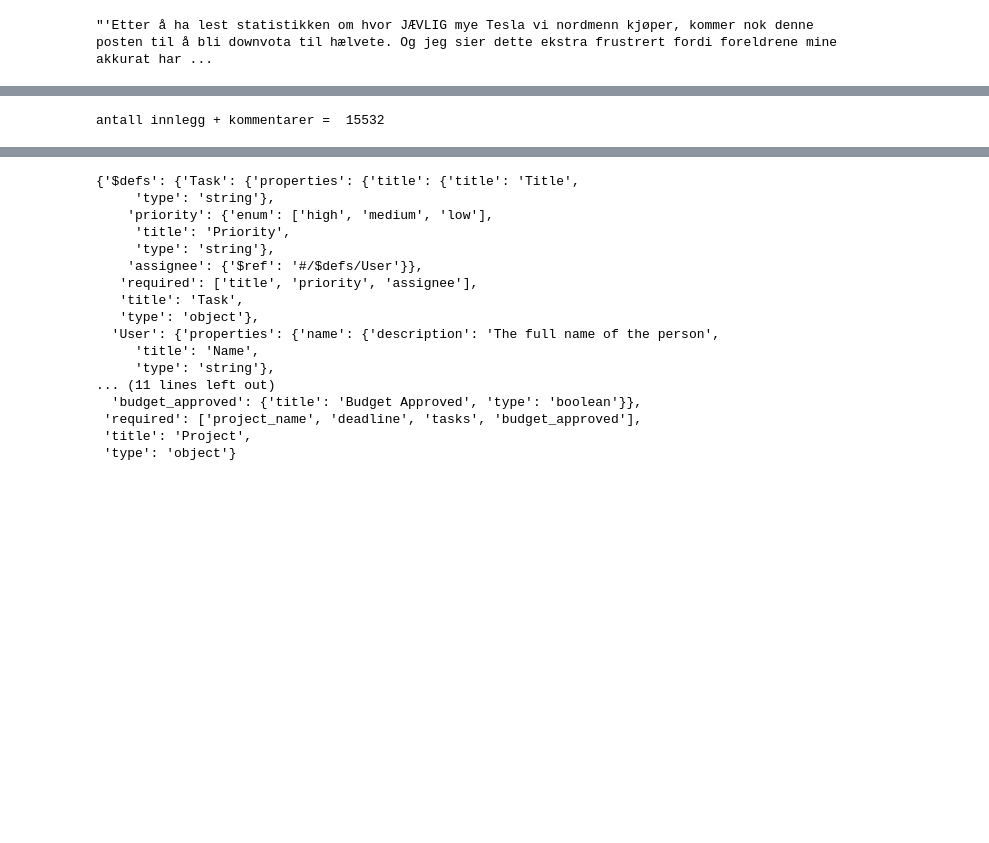
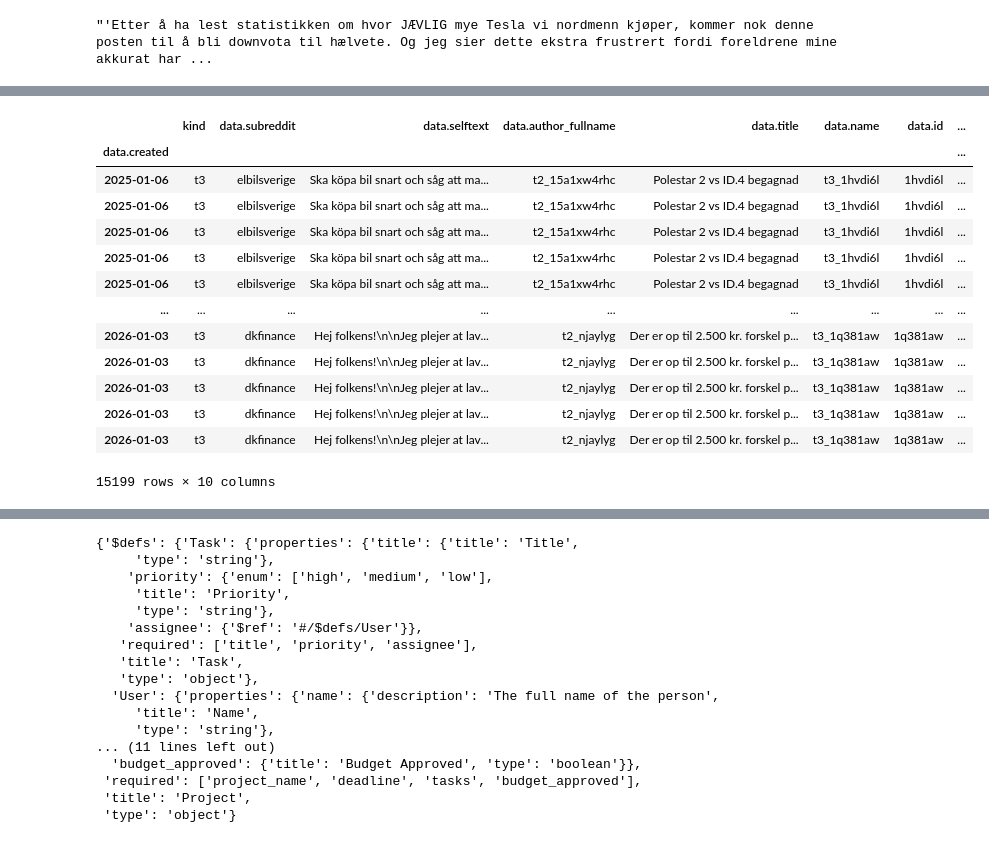
Before and after one commit to hgeorgsch/dataprogexercises, a Jupyter notebook: sandkasse/webAPI/Reddit-bruk.ipynb, the cells around one changed output, grey strips where cells are left out. Cells and saved outputs as stored; diff of their text form; code cells hidden in the pictures; blank space fills up the shorter version.

```diff
--- a/sandkasse/webAPI/Reddit-bruk.ipynb
+++ b/sandkasse/webAPI/Reddit-bruk.ipynb
@@ -161,4 +163,5 @@ kommentarer = get_comments(testid)
 # %%
 %%time
 df_search["kommentarer"] = df_search["data.id"].map(get_comments)
+df_search.explode("kommentarer")
 # %% [output]
@@ -167,8 +170,14 @@ Wall time: 2min 41s
+|  | kind | data.subreddit | data.selftext | data.author_fullname | data.title | data.name | data.id | ... |
+| data.created |  |  |  |  |  |  |  | ... |
+| 2025-01-06 | t3 | elbilsverige | Ska köpa bil snart och såg att ma... | t2_15a1xw4rhc | Polestar 2 vs ID.4 begagnad | t3_1hvdi6l | 1hvdi6l | ... |
+| 2025-01-06 | t3 | elbilsverige | Ska köpa bil snart och såg att ma... | t2_15a1xw4rhc | Polestar 2 vs ID.4 begagnad | t3_1hvdi6l | 1hvdi6l | ... |
+| 2025-01-06 | t3 | elbilsverige | Ska köpa bil snart och såg att ma... | t2_15a1xw4rhc | Polestar 2 vs ID.4 begagnad | t3_1hvdi6l | 1hvdi6l | ... |
+| 2025-01-06 | t3 | elbilsverige | Ska köpa bil snart och såg att ma... | t2_15a1xw4rhc | Polestar 2 vs ID.4 begagnad | t3_1hvdi6l | 1hvdi6l | ... |
+| 2025-01-06 | t3 | elbilsverige | Ska köpa bil snart och såg att ma... | t2_15a1xw4rhc | Polestar 2 vs ID.4 begagnad | t3_1hvdi6l | 1hvdi6l | ... |
+| ... | ... | ... | ... | ... | ... | ... | ... | ... |
+| 2026-01-03 | t3 | dkfinance | Hej folkens!\n\nJeg plejer at lav... | t2_njaylyg | Der er op til 2.500 kr. forskel p... | t3_1q381aw | 1q381aw | ... |
+| 2026-01-03 | t3 | dkfinance | Hej folkens!\n\nJeg plejer at lav... | t2_njaylyg | Der er op til 2.500 kr. forskel p... | t3_1q381aw | 1q381aw | ... |
+| 2026-01-03 | t3 | dkfinance | Hej folkens!\n\nJeg plejer at lav... | t2_njaylyg | Der er op til 2.500 kr. forskel p... | t3_1q381aw | 1q381aw | ... |
+| 2026-01-03 | t3 | dkfinance | Hej folkens!\n\nJeg plejer at lav... | t2_njaylyg | Der er op til 2.500 kr. forskel p... | t3_1q381aw | 1q381aw | ... |
+| 2026-01-03 | t3 | dkfinance | Hej folkens!\n\nJeg plejer at lav... | t2_njaylyg | Der er op til 2.500 kr. forskel p... | t3_1q381aw | 1q381aw | ... |
+15199 rows × 10 columns
-# %%
-df_search.set_index("data.id")
-n_comments = 243
-
-n_comments += df_search["kommentarer"].map(len).sum()
-print("antall innlegg + kommentarer = ", n_comments)
-# %% [output]
-antall innlegg + kommentarer =  15532
```
Also changed, not shown: parts of 14 cells of this notebook, 4 other files.
